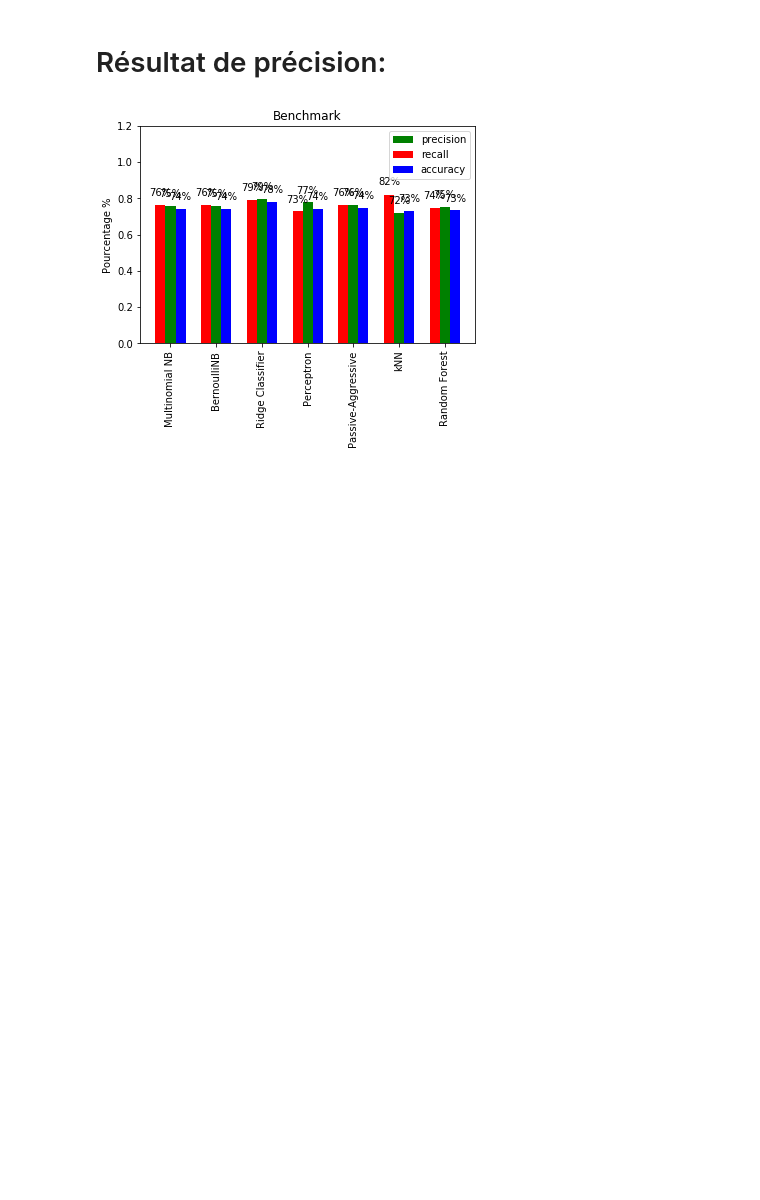
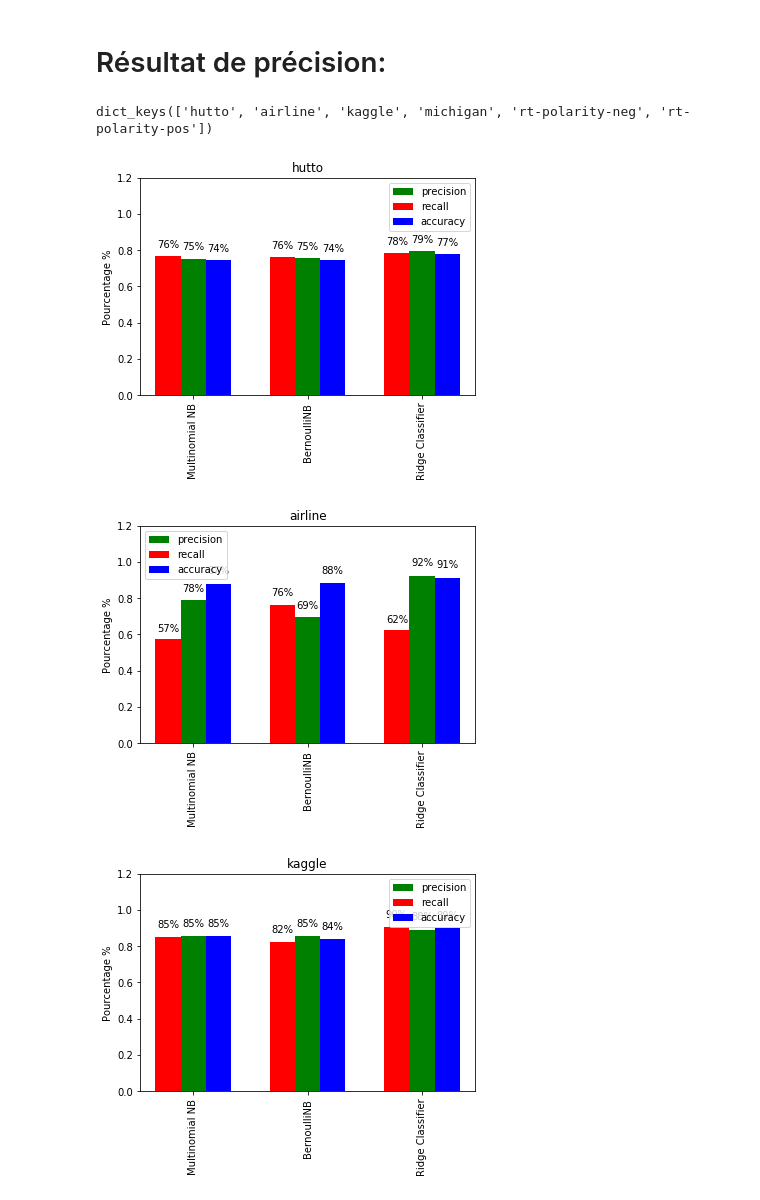
Before and after one commit to najielhachem/LiSA, a Jupyter notebook: notebooks/Presentation.ipynb, the cells around one changed output. Cells and saved outputs as stored; diff of their text form; code cells hidden in the pictures; blank space fills up the shorter version.

Commit message:
testing all data

```diff
--- a/notebooks/Presentation.ipynb
+++ b/notebooks/Presentation.ipynb
@@ -56,9 +67,9 @@ def partition_data(data, labels, ratio = 0.7):
     return train_data, train_labels, test_data, test_labels
 
 def get_data(files):
-    data = []
-    for file_path in files:
-        file_data = parse_file(file_path)
+    data = {}
+    for key in files:
+        file_data = parse_file(files[key])
         tr_data, tr_labels, te_data, te_labels = parse_data(file_data)
         partitioned_data = {
             'train_data': tr_data,
@@ -66,7 +77,7 @@ def get_data(files):
             'test_data': te_data,
             'test_labels' : te_labels
         }
-        data.append(partitioned_data)
+        data[key] = partitioned_data
     return data
 # %%
 def get_metrics(test_labels, predicted_labels):
@@ -87,7 +98,7 @@ def autolabels(rects, ax):
                 '%d' % int(height * 100) + "%",
                 ha='center', va='bottom')
 
-def plot_results(labels, results):
+def plot_results(labels, results, plot_label):
     ind = np.arange(len(labels))  # the x locations for the groups
     width = 0.22    # the width of the bars
     fig, ax = plt.subplots()
@@ -99,7 +110,7 @@ def plot_results(labels, results):
     # add some text for labels, title and axes ticks
     ax.set_ylim(0,1.2)
     ax.set_ylabel('Pourcentage %')
-    ax.set_title("Benchmark")
+    ax.set_title(plot_label)
     ax.set_xticks(ind)
     ax.set_xticks(ind)
     ax.set_xticklabels(labels, rotation = 'vertical')
@@ -110,7 +121,7 @@ def plot_results(labels, results):
     autolabels(rects3, ax)
     plt.show()
 # %%
-def benchmark(clfs, data):
+def benchmark(clfs, data, dataset_label):
     results = []
     train_data = data['train_data']
     train_labels = data['train_labels']
@@ -118,7 +129,7 @@ def benchmark(clfs, data):
     test_labels = data['test_labels']
     for clf, name in clfs:
         results.append(validate_performance(clf, train_data, train_labels, test_data, test_labels))
-    plot_results(clfs[:, 1], np.array(results))
+    plot_results(clfs[:, 1], np.array(results), dataset_label)
 # %%
 clfs = np.array([[skl_nb.MultinomialNB(alpha=.01), "Multinomial NB"],
         [skl_nb.BernoulliNB(alpha=.01), "BernoulliNB"],
@@ -128,8 +139,15 @@ clfs = np.array([[skl_nb.MultinomialNB(alpha=.01), "Multinomial NB"],
         [skl_nei.KNeighborsClassifier(n_neighbors=10), "kNN"],
         [skl_en.RandomForestClassifier(n_estimators=100), "Random Forest"]])
 # %%
-data = get_data(data_files)
+all_data = get_data(data_files)
-# %%
-benchmark(clfs[:, :], data[0])
-# %% [output]
-[figure, removed]
+# %%
+all_data.keys()
+# %% [output]
+dict_keys(['hutto', 'airline', 'kaggle', 'michigan', 'rt-polarity-neg', 'rt-polarity-pos'])
+# %%
+for dataset_label in all_data:
+    benchmark(clfs[:3, :], all_data[dataset_label], dataset_label)
+# %% [output]
+[figure, added]
+[figure, added]
+[figure, added]
```
Also changed, not shown: parts of 3 cells of this notebook.
